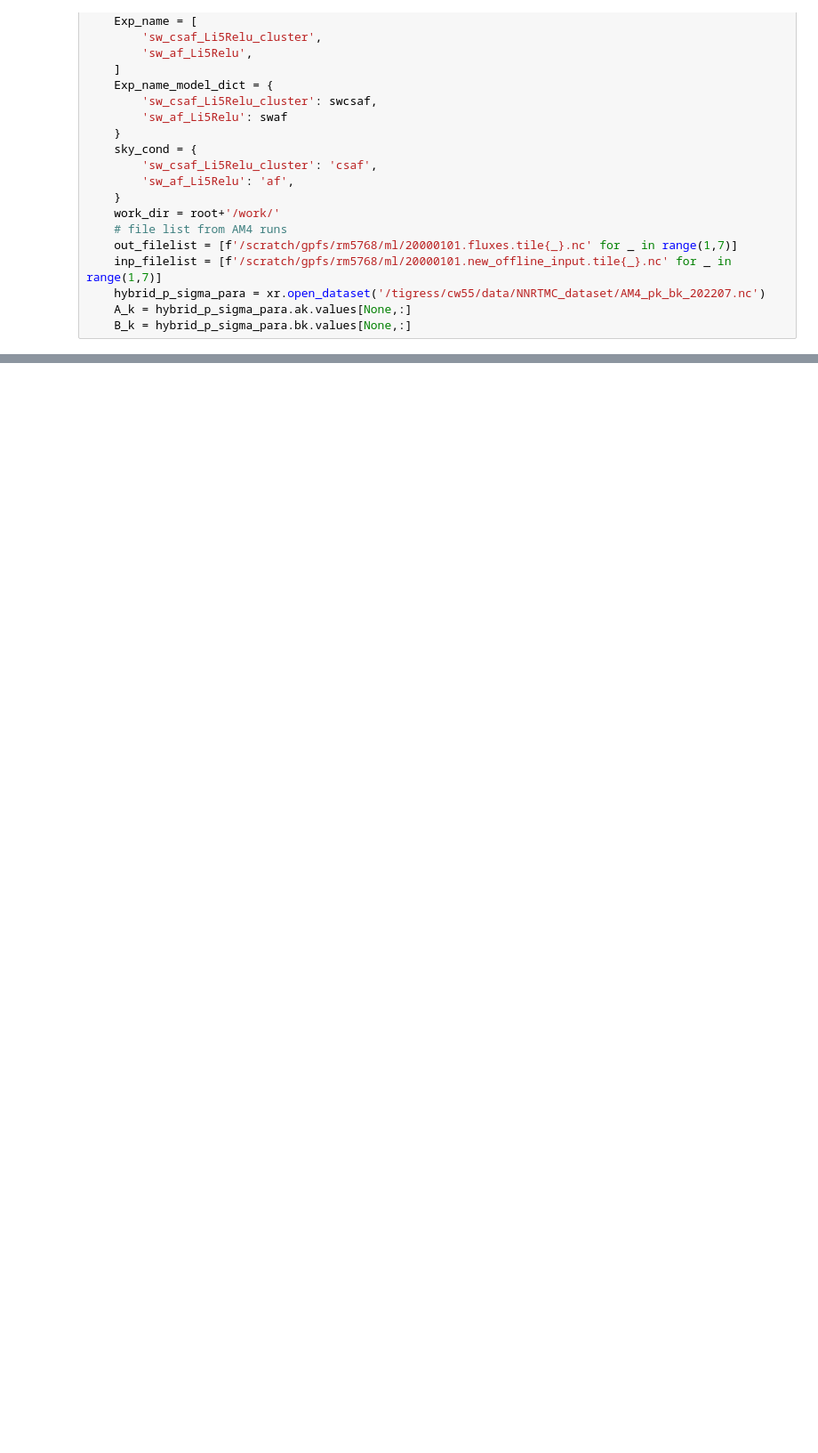
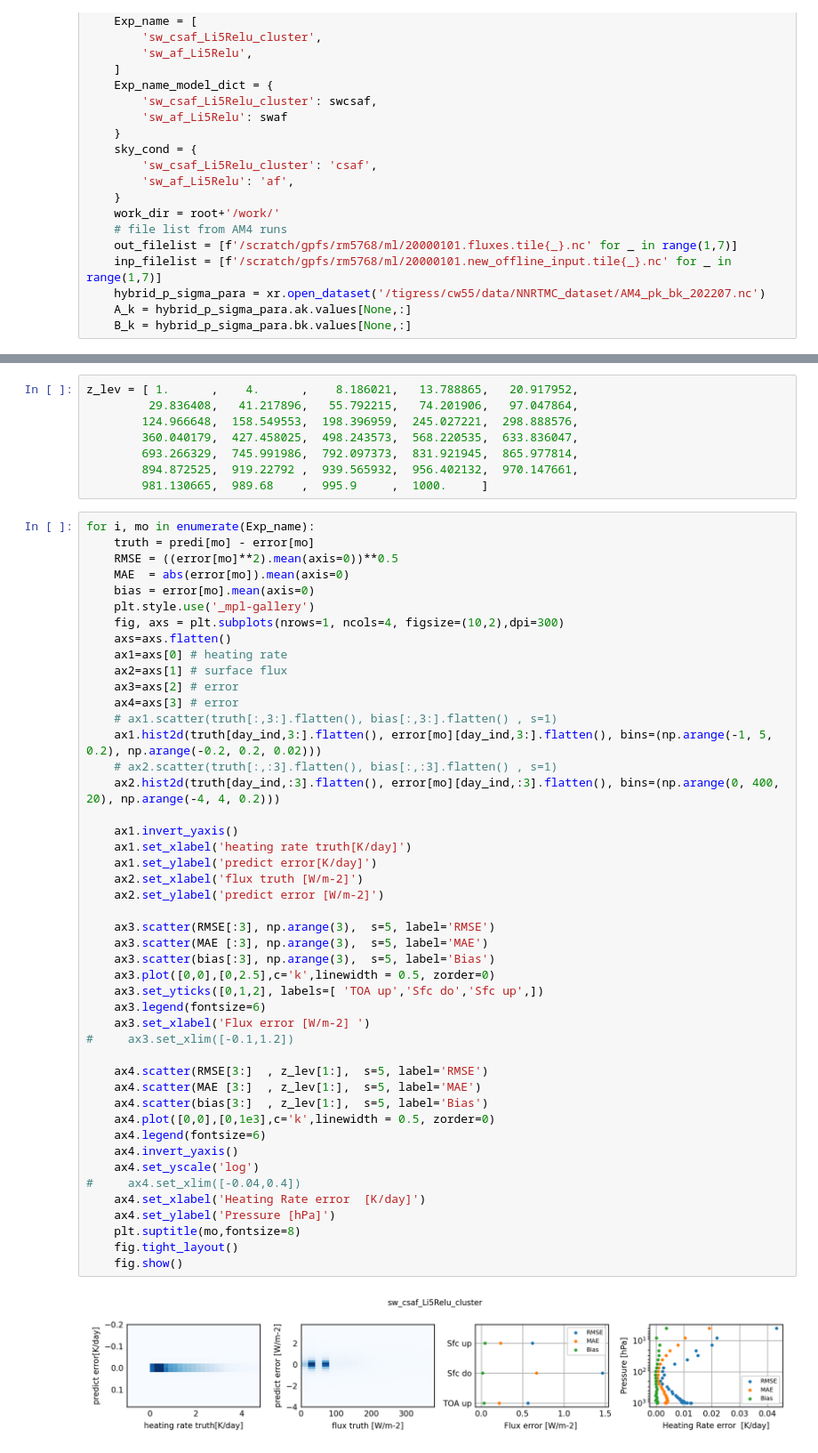
Before and after one commit to ChenggongWang/NNRTMC_AM4, a Jupyter notebook: sw_analysis_regrid_map.ipynb, the cells around one changed output, grey strips where cells are left out. Shown at 89% size. Cells and saved outputs as stored; diff of their text form; blank space fills up the shorter version.

```diff
--- a/sw_analysis_regrid_map.ipynb
+++ b/sw_analysis_regrid_map.ipynb
@@ -195,0 +290,56 @@ for mo in Exp_name:
+# %%
+z_lev = [ 1.      ,    4.      ,    8.186021,   13.788865,   20.917952,
+         29.836408,   41.217896,   55.792215,   74.201906,   97.047864,
+        124.966648,  158.549553,  198.396959,  245.027221,  298.888576,
+        360.040179,  427.458025,  498.243573,  568.220535,  633.836047,
+        693.266329,  745.991986,  792.097373,  831.921945,  865.977814,
+        894.872525,  919.22792 ,  939.565932,  956.402132,  970.147661,
+        981.130665,  989.68    ,  995.9     ,  1000.     ]
+# %%
+for i, mo in enumerate(Exp_name):
+    truth = predi[mo] - error[mo]
+    RMSE = ((error[mo]**2).mean(axis=0))**0.5
+    MAE  = abs(error[mo]).mean(axis=0)
+    bias = error[mo].mean(axis=0)
+    plt.style.use('_mpl-gallery')
+    fig, axs = plt.subplots(nrows=1, ncols=4, figsize=(10,2),dpi=300)
+    axs=axs.flatten()
+    ax1=axs[0] # heating rate
+    ax2=axs[1] # surface flux
+    ax3=axs[2] # error
+    ax4=axs[3] # error
+    # ax1.scatter(truth[:,3:].flatten(), bias[:,3:].flatten() , s=1)
+    ax1.hist2d(truth[day_ind,3:].flatten(), error[mo][day_ind,3:].flatten(), bins=(np.arange(-1, 5, 0.2), np.arange(-0.2, 0.2, 0.02)))
+    # ax2.scatter(truth[:,:3].flatten(), bias[:,:3].flatten() , s=1)
+    ax2.hist2d(truth[day_ind,:3].flatten(), error[mo][day_ind,:3].flatten(), bins=(np.arange(0, 400, 20), np.arange(-4, 4, 0.2)))
+
+    ax1.invert_yaxis()
+    ax1.set_xlabel('heating rate truth[K/day]')
+    ax1.set_ylabel('predict error[K/day]')
+    ax2.set_xlabel('flux truth [W/m-2]')
+    ax2.set_ylabel('predict error [W/m-2]')
+
+    ax3.scatter(RMSE[:3], np.arange(3),  s=5, label='RMSE')
+    ax3.scatter(MAE [:3], np.arange(3),  s=5, label='MAE')
+    ax3.scatter(bias[:3], np.arange(3),  s=5, label='Bias')
+    ax3.plot([0,0],[0,2.5],c='k',linewidth = 0.5, zorder=0)
+    ax3.set_yticks([0,1,2], labels=[ 'TOA up','Sfc do','Sfc up',])
+    ax3.legend(fontsize=6)
+    ax3.set_xlabel('Flux error [W/m-2] ')
+#     ax3.set_xlim([-0.1,1.2])
+
+    ax4.scatter(RMSE[3:]  , z_lev[1:],  s=5, label='RMSE')
+    ax4.scatter(MAE [3:]  , z_lev[1:],  s=5, label='MAE')
+    ax4.scatter(bias[3:]  , z_lev[1:],  s=5, label='Bias')
+    ax4.plot([0,0],[0,1e3],c='k',linewidth = 0.5, zorder=0)
+    ax4.legend(fontsize=6)
+    ax4.invert_yaxis()
+    ax4.set_yscale('log')
+#     ax4.set_xlim([-0.04,0.4])
+    ax4.set_xlabel('Heating Rate error  [K/day]')
+    ax4.set_ylabel('Pressure [hPa]')
+    plt.suptitle(mo,fontsize=8)
+    fig.tight_layout()
+    fig.show()
+# %% [output]
+[figure, added]
```
Also changed, not shown: parts of 9 cells of this notebook, 3 other files.
